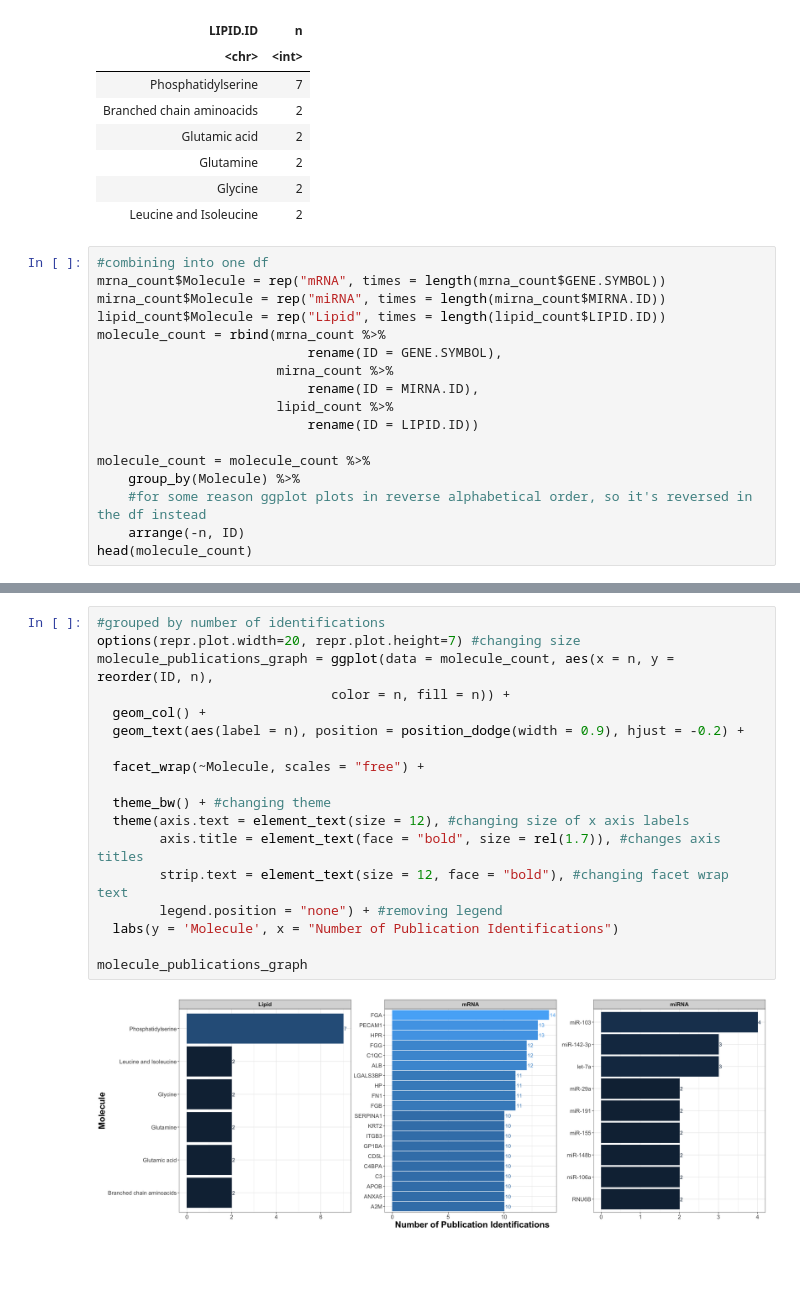
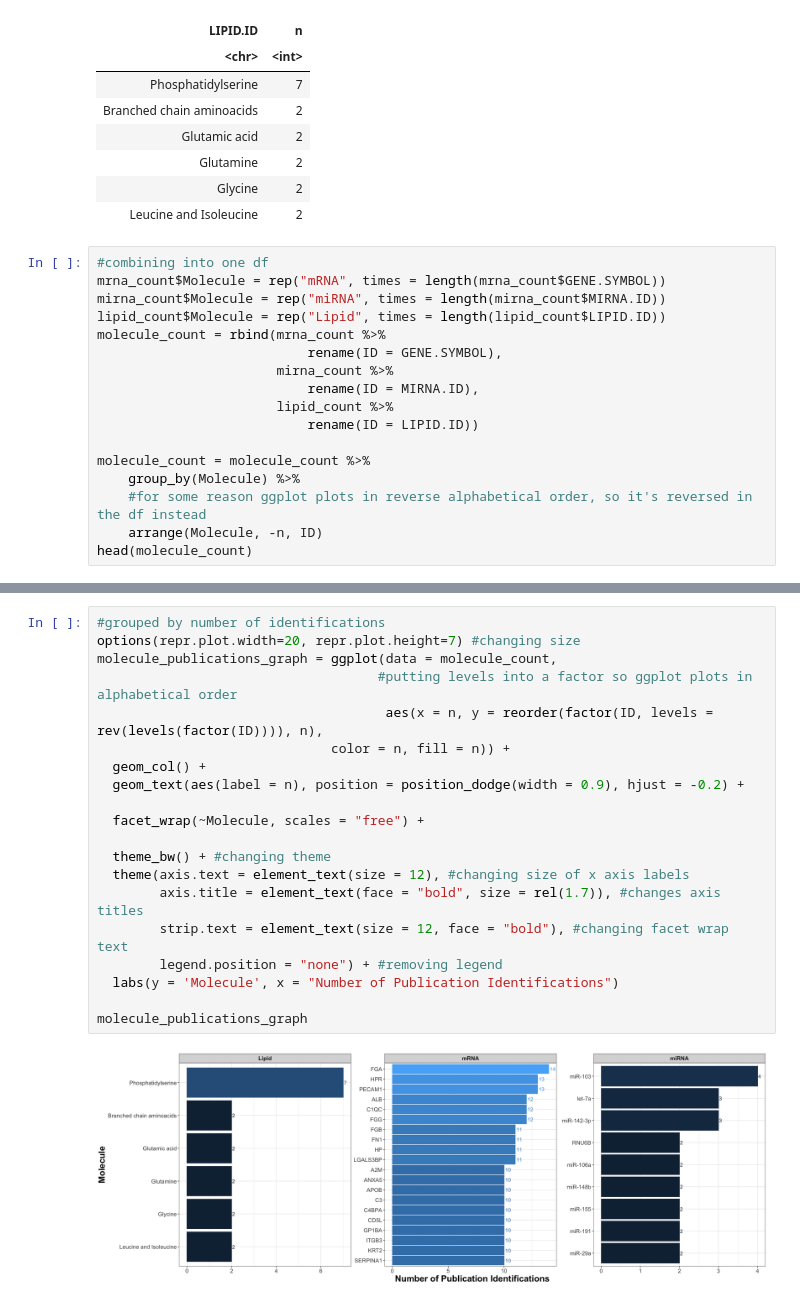
Before and after one commit to Ragerlab/Exosomes_PublicHealth, a Jupyter notebook: Figure 2.ipynb, the cells around one changed output, grey strips where cells are left out. Drawn from its saved outputs; the diff is of its cells as text; blank space fills up the shorter version.

```diff
--- a/Figure 2.ipynb
+++ b/Figure 2.ipynb
@@ -130,7 +151,7 @@ molecule_count = rbind(mrna_count %>%
 molecule_count = molecule_count %>%
     group_by(Molecule) %>%
     #for some reason ggplot plots in reverse alphabetical order, so it's reversed in the df instead
-    arrange(-n, ID)
+    arrange(Molecule, -n, ID)
 head(molecule_count)
 # %% [output]
 A grouped_df: 6 × 3
@@ -145,20 +166,22 @@ A grouped_df: 6 × 3
 # %%
 #grouped by number of identifications
 options(repr.plot.width=20, repr.plot.height=7) #changing size
-molecule_publications_graph = ggplot(data = molecule_count, aes(x = n, y = reorder(ID, n),
+molecule_publications_graph = ggplot(data = molecule_count,
+                                    #putting levels into a factor so ggplot plots in alphabetical order
+                                     aes(x = n, y = reorder(factor(ID, levels = rev(levels(factor(ID)))), n),
                               color = n, fill = n)) +
   geom_col() +
   geom_text(aes(label = n), position = position_dodge(width = 0.9), hjust = -0.2) +
 
   facet_wrap(~Molecule, scales = "free") +
 
   theme_bw() + #changing theme
   theme(axis.text = element_text(size = 12), #changing size of x axis labels
         axis.title = element_text(face = "bold", size = rel(1.7)), #changes axis titles
         strip.text = element_text(size = 12, face = "bold"), #changing facet wrap text
         legend.position = "none") + #removing legend
   labs(y = 'Molecule', x = "Number of Publication Identifications")
 
 molecule_publications_graph
 # %% [output]
-[figure, old version]
+[figure, new version]
```
Also changed, not shown: parts of 3 cells of this notebook.
